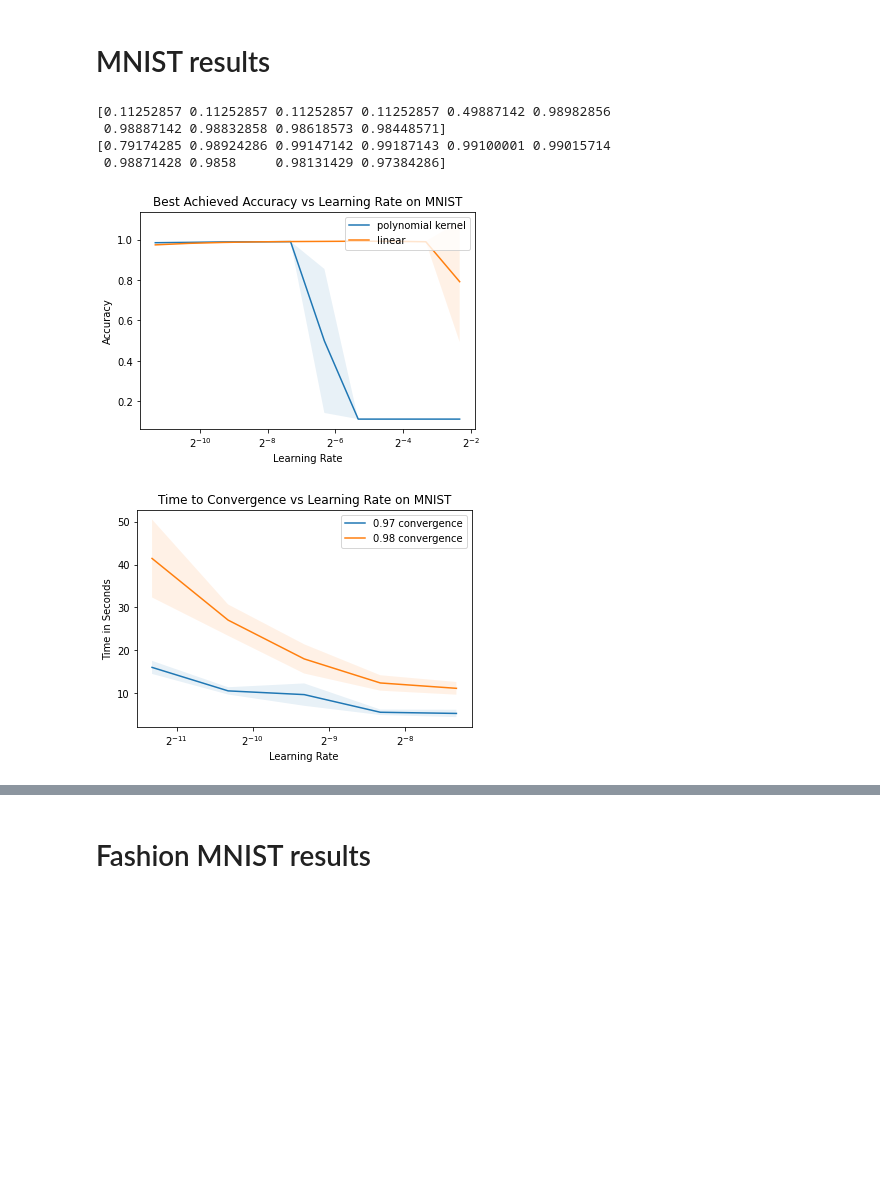
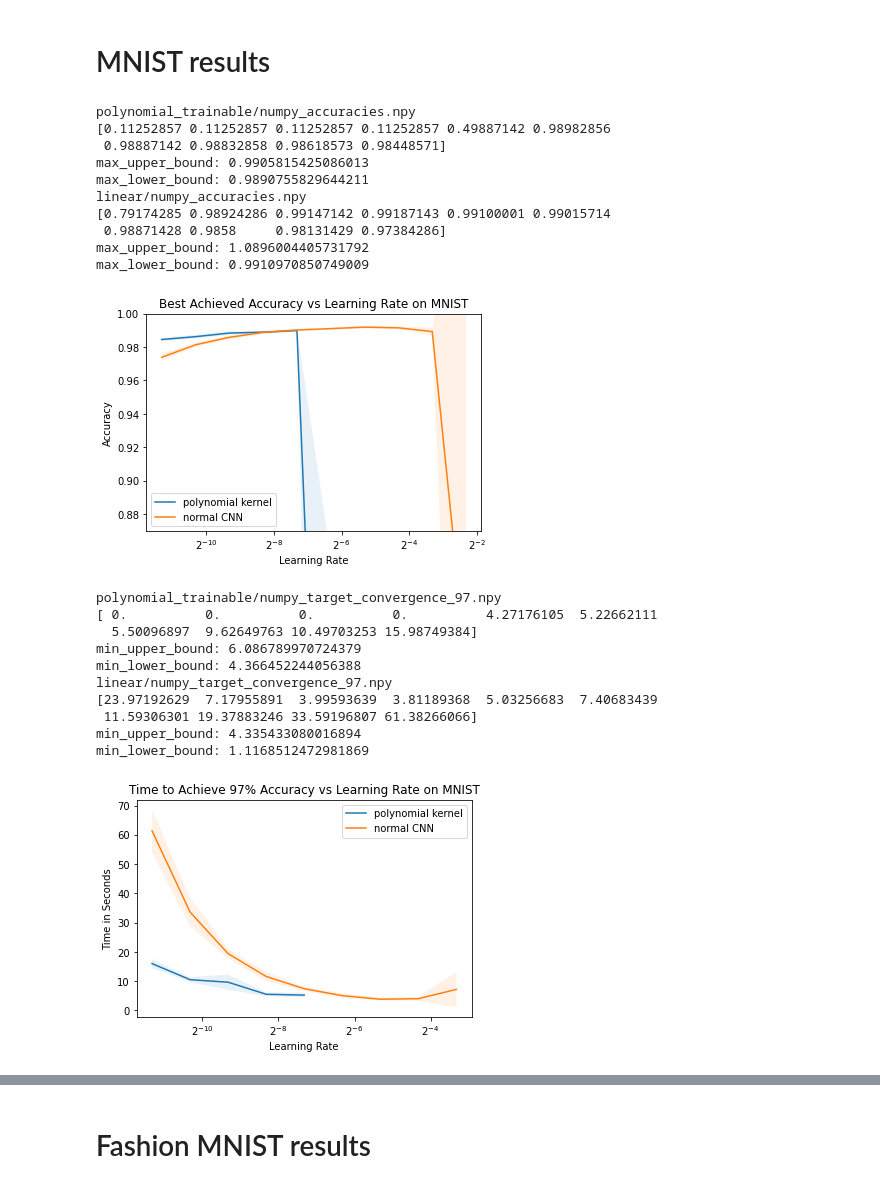
Before and after one commit to NickPerezCarletonUniversity/Kervolution, a Jupyter notebook: Create_Plots.ipynb, the cells around one changed output, grey strips where cells are left out. Drawn from its saved outputs; the diff is of its cells as text; code cells hidden in the pictures; blank space fills up the shorter version.

```diff
--- a/Create_Plots.ipynb
+++ b/Create_Plots.ipynb
@@ -88,8 +88,22 @@ def get_columns_indices_with_no_zeros(arr):
             columns_to_include.append(column)
     return columns_to_include
 
+def get_max_upper_and_lower_bounds(ci, mean):
+    upper_bounds = mean + ci
+    max_upper_bound = max(upper_bounds)
+    lower_bounds = mean - ci
+    max_lower_bound = max(lower_bounds)
+    return max_upper_bound, max_lower_bound
+
+def get_min_upper_and_lower_bounds(ci, mean):
+    upper_bounds = mean + ci
+    min_upper_bound = min(upper_bounds)
+    lower_bounds = mean - ci
+    min_lower_bound = min(lower_bounds)
+    return min_upper_bound, min_lower_bound
+
 def generate_figure(path_to_files, list_of_file_names, learning_rates_file, fig_title, fig_legend,
-                    file_to_save, x_label, y_label, is_convergence=False, legend_loc='upper right'):
+                    file_to_save, x_label, y_label, is_convergence=False, legend_loc='lower left'):
     list_of_raw_data = []
     for file_name in list_of_file_names:
         list_of_raw_data.append(get_np_array(path_to_files, file_name))
@@ -107,14 +121,25 @@ def generate_figure(path_to_files, list_of_file_names, learning_rates_file, fig_
     for i in range(len(list_of_formatted_data_to_plot)):
         x = learning_rates
         ci, mean = list_of_formatted_data_to_plot[i]
+        print(list_of_file_names[i])
         print(mean)
         if is_convergence:
             columns_with_no_zeros = get_columns_indices_with_no_zeros(list_of_raw_data[i])
             x = x[columns_with_no_zeros]
             ci = ci[columns_with_no_zeros]
             mean = mean[columns_with_no_zeros]
+            min_upper_bound, min_lower_bound = get_min_upper_and_lower_bounds(ci, mean)
+            print("min_upper_bound: " + str(min_upper_bound))
+            print("min_lower_bound: " + str(min_lower_bound))
+        else:
+            max_upper_bound, max_lower_bound = get_max_upper_and_lower_bounds(ci, mean)
+            print("max_upper_bound: " + str(max_upper_bound))
+            print("max_lower_bound: " + str(max_lower_bound))
         ax.plot(x,mean)
         ax.fill_between(x, (mean+ci), (mean-ci), alpha=.1)
+    axes = plt.gca()
+    if not is_convergence:
+        axes.set_ylim([0.87,1.0])
 
     plt.title(fig_title)
     plt.ylabel(y_label)
@@ -129,29 +154,46 @@ path_to_files = os.path.join(os.getcwd(),'final_results/20_epochs_mnist/')
 list_of_file_names = ['polynomial_trainable/numpy_accuracies.npy','linear/numpy_accuracies.npy']
 learning_rates_file = 'polynomial_trainable/numpy_learning_rates.npy'
 fig_title = 'Best Achieved Accuracy vs Learning Rate on MNIST'
-fig_legend = ['polynomial kernel', 'linear']
-file_to_save = "mnist_test.jpg"
+fig_legend = ['polynomial kernel', 'normal CNN']
+file_to_save = "mnist_highest_accuracies.jpg"
 x_label = 'Learning Rate'
 y_label = 'Accuracy'
 generate_figure(path_to_files, list_of_file_names, learning_rates_file, fig_title, fig_legend, file_to_save, x_label, y_label)
 # %% [output]
+polynomial_trainable/numpy_accuracies.npy
 [0.11252857 0.11252857 0.11252857 0.11252857 0.49887142 0.98982856
  0.98887142 0.98832858 0.98618573 0.98448571]
+max_upper_bound: 0.9905815425086013
+max_lower_bound: 0.9890755829644211
+linear/numpy_accuracies.npy
 [0.79174285 0.98924286 0.99147142 0.99187143 0.99100001 0.99015714
  0.98871428 0.9858     0.98131429 0.97384286]
+max_upper_bound: 1.0896004405731792
+max_lower_bound: 0.9910970850749009
-[figure, old version]
+[figure, new version]
 # %%
-path_to_files = os.path.join(os.getcwd(),'final_results/20_epochs_mnist/polynomial_trainable')
-list_of_file_names = ['numpy_target_convergence_97.npy','numpy_target_convergence_98.npy']
-learning_rates_file = 'numpy_learning_rates.npy'
-fig_title = 'Time to Convergence vs Learning Rate on MNIST'
-fig_legend = ['0.97 convergence','0.98 convergence']
-file_to_save = "mnist_time_test.jpg"
+path_to_files = os.path.join(os.getcwd(),'final_results/20_epochs_mnist/')
+list_of_file_names = ['polynomial_trainable/numpy_target_convergence_97.npy',
+                      'linear/numpy_target_convergence_97.npy']
+learning_rates_file = 'polynomial_trainable/numpy_learning_rates.npy'
+fig_title = 'Time to Achieve 97% Accuracy vs Learning Rate on MNIST'
+fig_legend = ['polynomial kernel', 'normal CNN']
+file_to_save = "mnist_time_to_97_accuracy.jpg"
 x_label = 'Learning Rate'
 y_label = 'Time in Seconds'
 is_convergence = True
 generate_figure(path_to_files, list_of_file_names, learning_rates_file, fig_title, fig_legend, file_to_save,
-                x_label, y_label, is_convergence)
+                x_label, y_label, is_convergence, legend_loc="upper right")
 # %% [output]
+polynomial_trainable/numpy_target_convergence_97.npy
+[ 0.          0.          0.          0.          4.27176105  5.22662111
+  5.50096897  9.62649763 10.49703253 15.98749384]
+min_upper_bound: 6.086789970724379
+min_lower_bound: 4.366452244056388
+linear/numpy_target_convergence_97.npy
+[23.97192629  7.17955891  3.99593639  3.81189368  5.03256683  7.40683439
+ 11.59306301 19.37883246 33.59196807 61.38266066]
+min_upper_bound: 4.335433080016894
+min_lower_bound: 1.1168512472981869
-[figure, old version]
+[figure, new version]
 # %%
```
Also changed, not shown: parts of 4 cells of this notebook, 24 other files.
